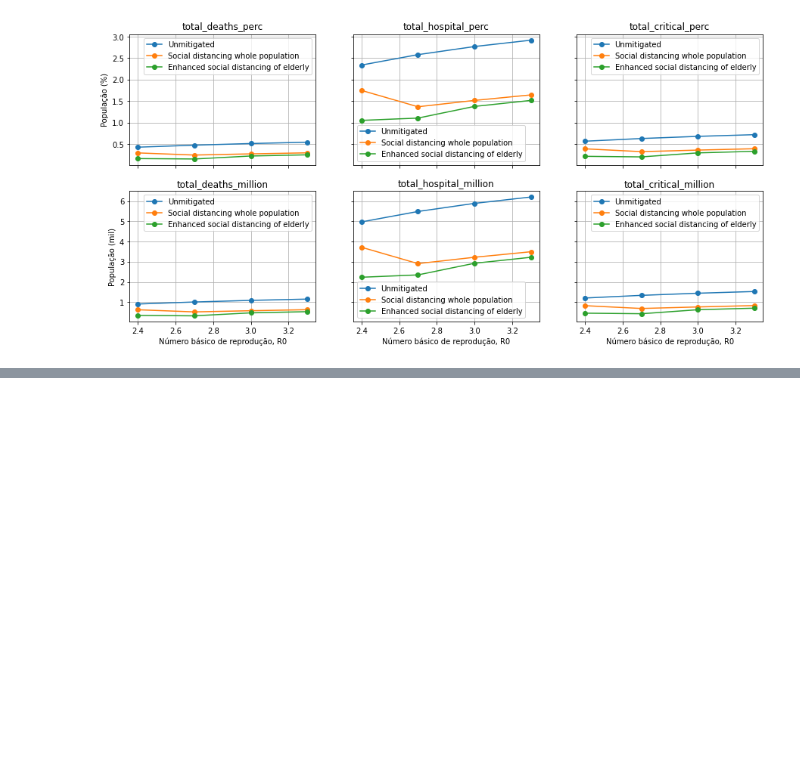
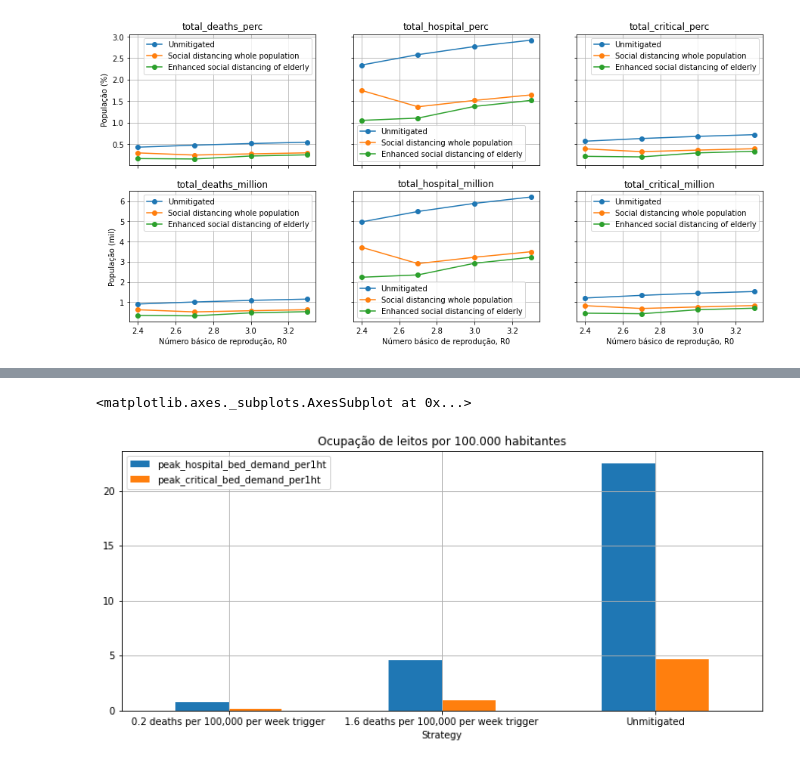
Before and after one commit to gabrielmsdiniz/covid19, a Jupyter notebook: index.ipynb, the cells around one changed output, grey strips where cells are left out. Cells and saved outputs as stored; diff of their text form; code cells hidden in the pictures; blank space fills up the shorter version.

Commit message:
Using plotly and suppression data

```diff
--- a/index.ipynb
+++ b/index.ipynb
@@ -227,0 +230,3 @@ for i in range(n):
+# %%
+suppression_df = pd.read_excel(data, data.sheet_names[2])
+suppression_df.head()
@@ -227,0 +240,18 @@ for i in range(n):
+# %%
+br_suppression_df = suppression_df.loc[suppression_df['Country']=='Brazil', ['Country', 'Strategy', 'peak_hospital_bed_demand', 'peak_critical_bed_demand']]
+# %%
+cols = ['peak_hospital_bed_demand', 'peak_critical_bed_demand']
+
+br_suppression_df[[c+'_per1ht' for c in cols]] = br_suppression_df.loc[:, cols]*1e-5
+# %%
+br_suppression_df.sort_values(by='peak_hospital_bed_demand', inplace=True)
+br_suppression_df.plot.bar(
+    x='Strategy',
+    y=['peak_hospital_bed_demand_per1ht', 'peak_critical_bed_demand_per1ht'],
+    figsize=(12, 5),
+    rot=0,
+    grid=True,
+    title='Ocupação de leitos por 100.000 habitantes')
+# %% [output]
+<matplotlib.axes._subplots.AxesSubplot at 0x...>
+[figure, added]
```
Also changed, not shown: parts of 13 cells of this notebook.
